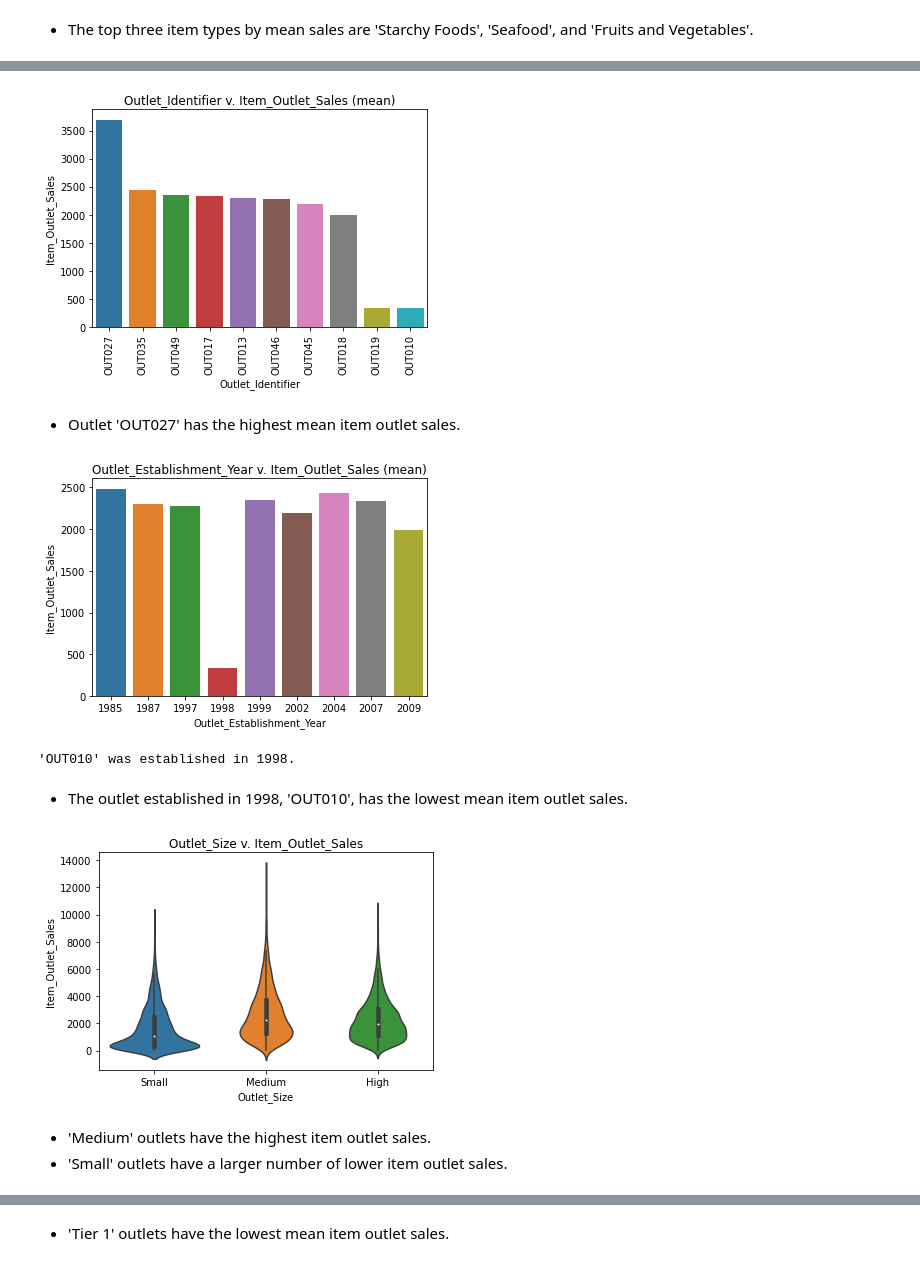
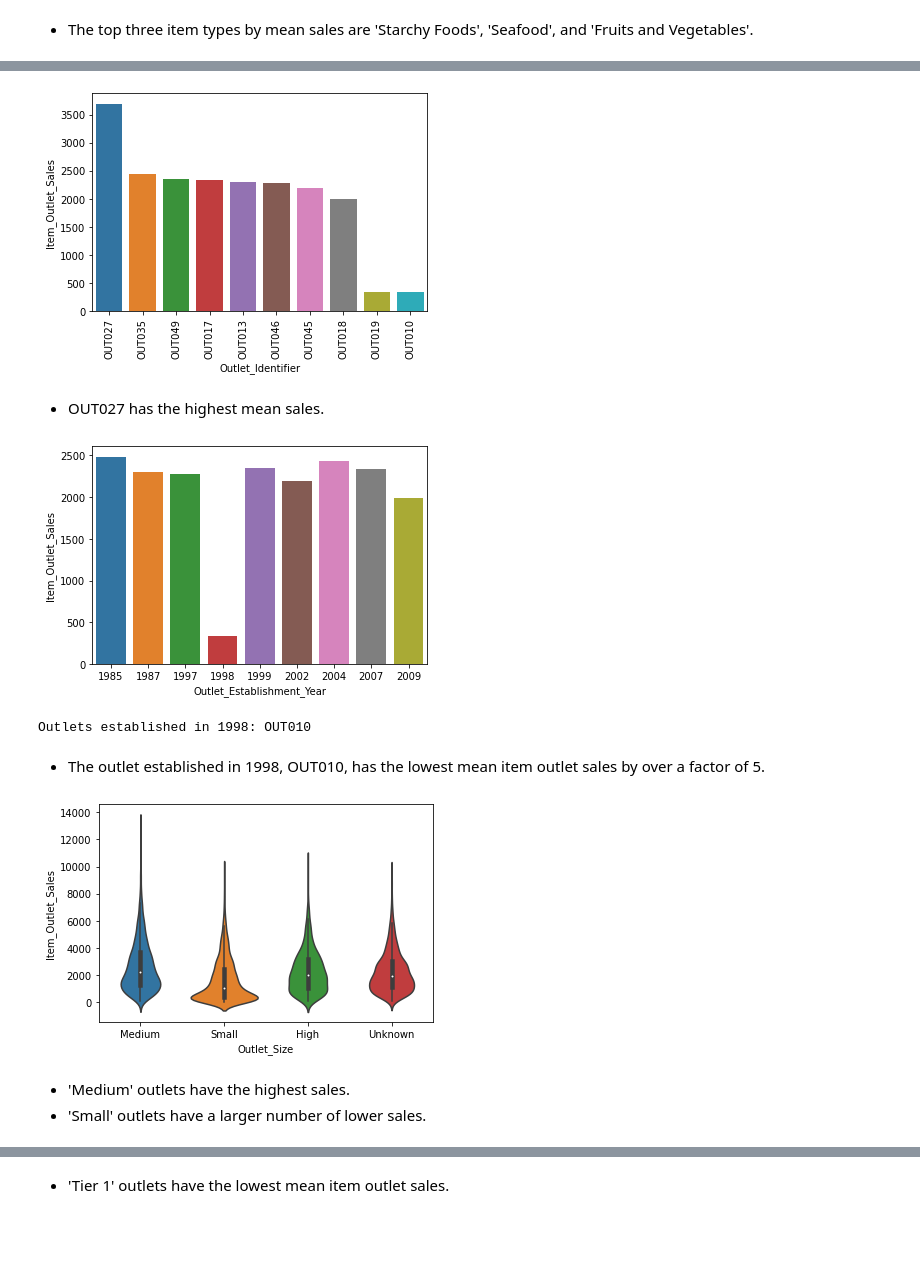
Before and after one commit to osluder/food-sales-predictions, a Jupyter notebook: sales_predictions.ipynb, the cells around one changed output, grey strips where cells are left out. Saved outputs shown, nothing was run; the diff lists cells and outputs as text; code cells hidden in the pictures; blank space fills up the shorter version.

```diff
--- a/sales_predictions.ipynb
+++ b/sales_predictions.ipynb
@@ -386,6 +385,5 @@ dtype: int64
 # %%
 filter = df['Outlet_Type'] == 'Grocery Store'
 df[filter] = df[filter].fillna({'Outlet_Size': 'Small'})
-#df = df.fillna({'Outlet_Size': 'Unknown'})
-df = df.fillna({'Outlet_Size': 'High'})
+df = df.fillna({'Outlet_Size': 'Unknown'})
 # %% [markdown]
@@ -486,0 +491,3 @@ Name: Item_Visibility, dtype: float64
+# %%
+df['Item_Visibility'] = df['Item_Visibility'].replace({0.0: df['Item_Visibility'].mean()})
+df['Item_Visibility'].describe()
@@ -730,47 +763,48 @@ plt.show()
 # %%
 # Outlet_Identifier v. Item_Outlet_Sales (mean)
 sales_by_outlet = df.groupby('Outlet_Identifier')['Item_Outlet_Sales'].mean().sort_values(ascending=False)
+
 ax = sns.barplot(x=sales_by_outlet.index, y=sales_by_outlet.values)
-ax.set_title('Outlet_Identifier v. Item_Outlet_Sales (mean)')
+
+plt.xticks(rotation=90)
 ax.set_ylabel('Item_Outlet_Sales')
-plt.xticks(rotation=90)
+
 plt.show()
 # %% [output]
-[figure, old version]
+[figure, new version]
 # %% [markdown]
-- Outlet 'OUT027' has the highest mean item outlet sales.
+- OUT027 has the highest mean sales.
 # %%
 # Outlet_Establishment_Year v. Item_Outlet_Sales
 sales_by_establishment_year = df.groupby('Outlet_Establishment_Year')['Item_Outlet_Sales'].mean()
+
 ax = sns.barplot(x=sales_by_establishment_year.index,
                  y=sales_by_establishment_year.values)
-ax.set_title('Outlet_Establishment_Year v. Item_Outlet_Sales (mean)')
+
 ax.set_ylabel('Item_Outlet_Sales')
+
 plt.show()
 
 # Which outlets were established in 1998?
 filter = df['Outlet_Establishment_Year'] == 1998
-outlet = df[filter]['Outlet_Identifier'].value_counts().index[0]
-print(f'\'{outlet}\' was established in 1998.')
+outlets = df[filter]['Outlet_Identifier'].value_counts().index[0]
+print(f'\nOutlets established in 1998: {outlets}')
 # %% [output]
-[figure, old version]
+[figure, new version]
-'OUT010' was established in 1998.
+Outlets established in 1998: OUT010
 # %% [markdown]
-- The outlet established in 1998, 'OUT010', has the lowest mean item outlet sales.
+- The outlet established in 1998, OUT010, has the lowest mean item outlet sales by over a factor of 5.
 # %%
 # Outlet_Size v. Item_Outlet_Sales
 sns.violinplot(data=df,
-               x='Outlet_Size', y='Item_Outlet_Sales',
-               order=['Small','Medium','High'])
-# TODO:
-#               order=['Small','Medium','High','Unknown'])
-plt.title('Outlet_Size v. Item_Outlet_Sales')
+               x='Outlet_Size', y='Item_Outlet_Sales')
+
 plt.show()
 # %% [output]
-[figure, old version]
+[figure, new version]
 # %% [markdown]
-- 'Medium' outlets have the highest item outlet sales.
-- 'Small' outlets have a larger number of lower item outlet sales.
+- 'Medium' outlets have the highest sales.
+- 'Small' outlets have a larger number of lower sales.
 # %%
 # Outlet_Location_Type v. Item_Outlet_Sales (mean)
 sales_by_outlet = df.groupby('Outlet_Location_Type')['Item_Outlet_Sales'].mean().sort_values(ascending=False)
```
Also changed, not shown: parts of 70 cells of this notebook.
